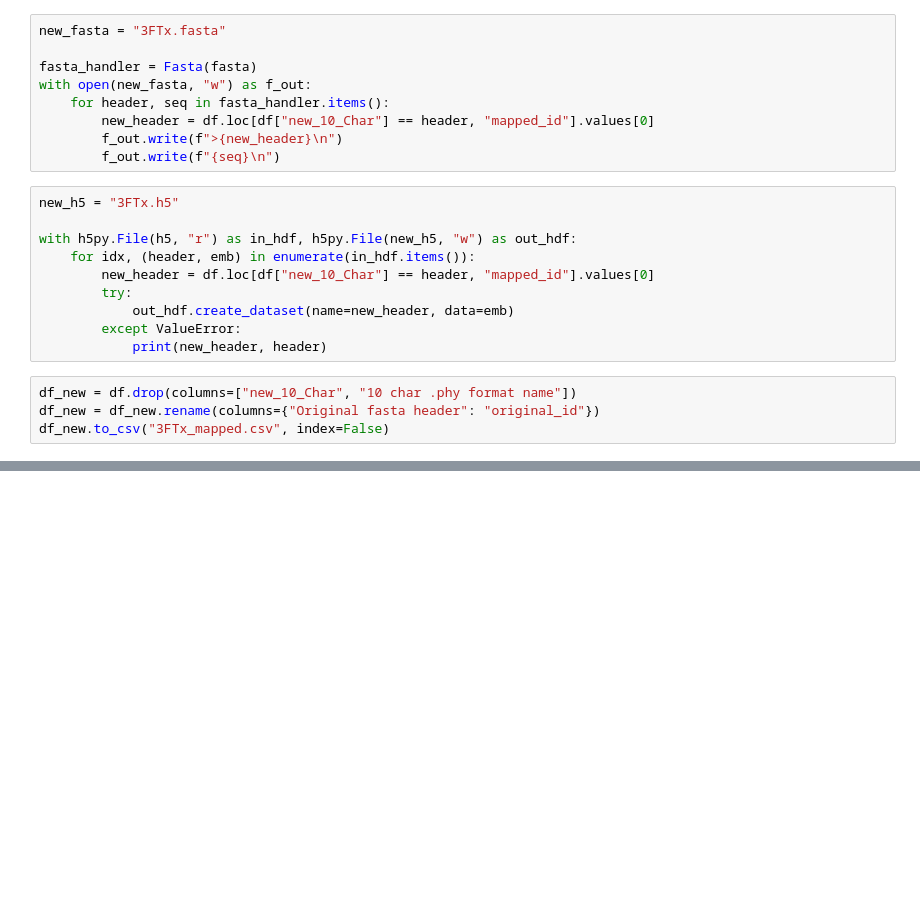
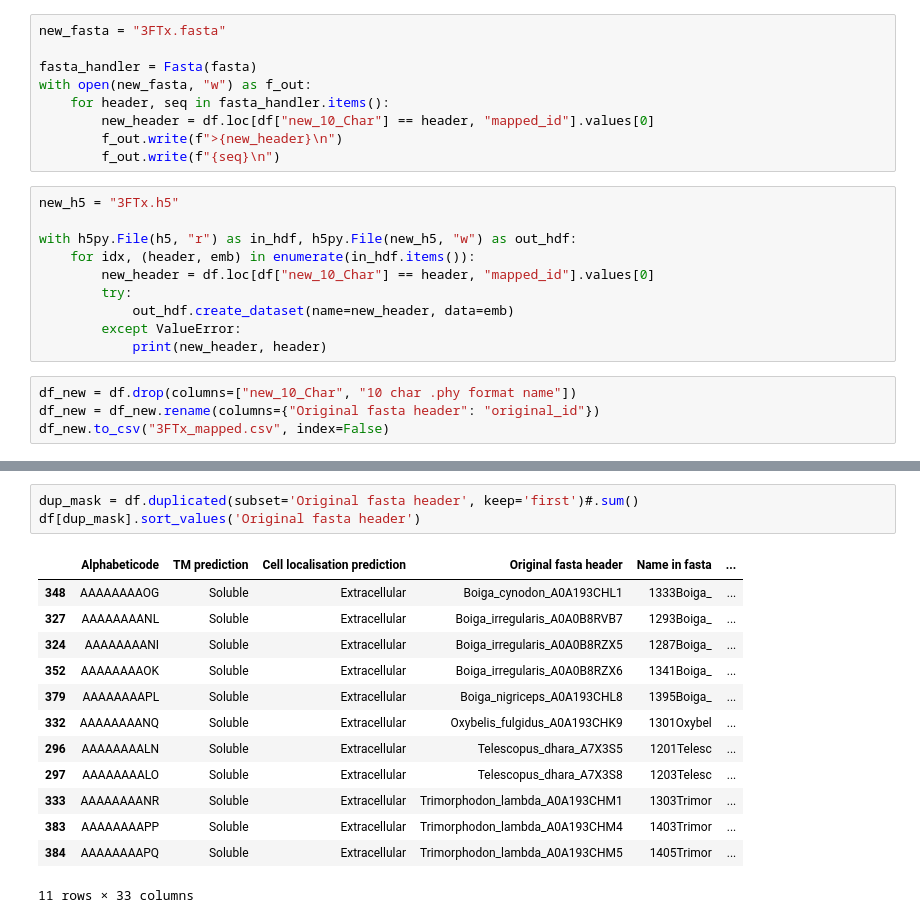
Before and after one commit to Ento0n/ProtSpace, a Jupyter notebook: data/3FTx/3FTx.ipynb, the cells around one changed output, grey strips where cells are left out. Saved outputs shown, nothing was run; the diff lists cells and outputs as text; blank space fills up the shorter version.

```diff
--- a/data/3FTx/3FTx.ipynb
+++ b/data/3FTx/3FTx.ipynb
@@ -60,0 +85,17 @@ df_new.to_csv("3FTx_mapped.csv", index=False)
+# %%
+dup_mask = df.duplicated(subset='Original fasta header', keep='first')#.sum()
+df[dup_mask].sort_values('Original fasta header')
+# %% [output]
+|  | Alphabeticode | TM prediction | Cell localisation prediction | Original fasta header | Name in fasta | ... |
+| 348 | AAAAAAAAOG | Soluble | Extracellular | Boiga_cynodon_A0A193CHL1 | 1333Boiga_ | ... |
+| 327 | AAAAAAAANL | Soluble | Extracellular | Boiga_irregularis_A0A0B8RVB7 | 1293Boiga_ | ... |
+| 324 | AAAAAAAANI | Soluble | Extracellular | Boiga_irregularis_A0A0B8RZX5 | 1287Boiga_ | ... |
+| 352 | AAAAAAAAOK | Soluble | Extracellular | Boiga_irregularis_A0A0B8RZX6 | 1341Boiga_ | ... |
+| 379 | AAAAAAAAPL | Soluble | Extracellular | Boiga_nigriceps_A0A193CHL8 | 1395Boiga_ | ... |
+| 332 | AAAAAAAANQ | Soluble | Extracellular | Oxybelis_fulgidus_A0A193CHK9 | 1301Oxybel | ... |
+| 296 | AAAAAAAALN | Soluble | Extracellular | Telescopus_dhara_A7X3S5 | 1201Telesc | ... |
+| 297 | AAAAAAAALO | Soluble | Extracellular | Telescopus_dhara_A7X3S8 | 1203Telesc | ... |
+| 333 | AAAAAAAANR | Soluble | Extracellular | Trimorphodon_lambda_A0A193CHM1 | 1303Trimor | ... |
+| 383 | AAAAAAAAPP | Soluble | Extracellular | Trimorphodon_lambda_A0A193CHM4 | 1403Trimor | ... |
+| 384 | AAAAAAAAPQ | Soluble | Extracellular | Trimorphodon_lambda_A0A193CHM5 | 1405Trimor | ... |
+11 rows × 33 columns
```
Also changed, not shown: parts of 2 cells of this notebook, 4 other files.
